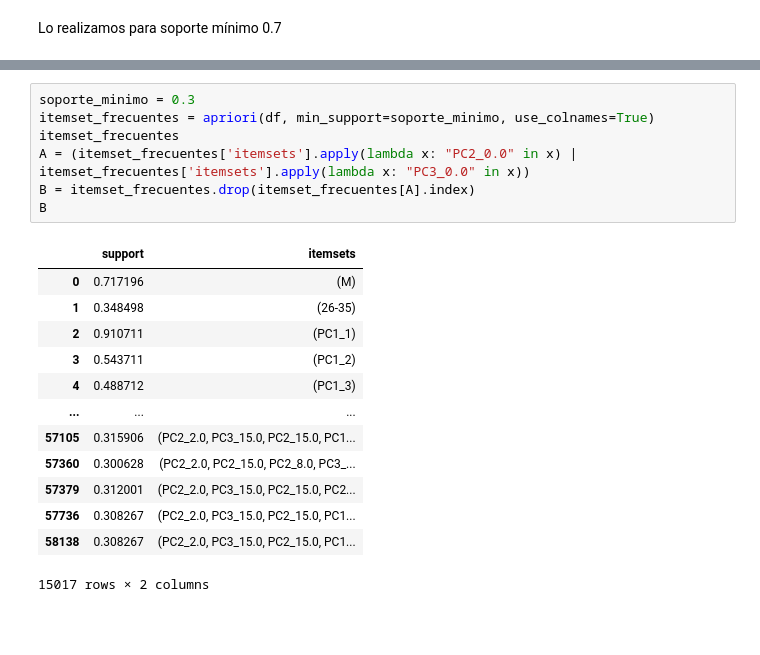
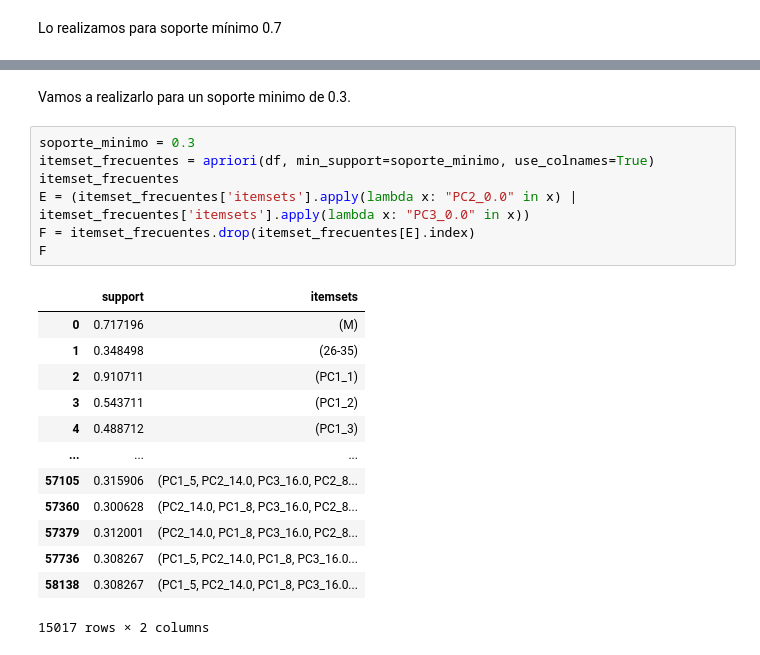
Before and after one commit to MartaAmoresCastillejo/Lab2, a Jupyter notebook: Lab2_1.ipynb, the cells around one changed output, grey strips where cells are left out. Saved outputs shown, nothing was run; the diff lists cells and outputs as text; blank space fills up the shorter version.

```diff
--- a/Lab2_1.ipynb
+++ b/Lab2_1.ipynb
@@ -785,21 +1031,23 @@ Se encontraron 4 itemsets frecuentes para k= 3
+# %% [markdown]
+Vamos a realizarlo para un soporte minimo de 0.3.
 # %%
 soporte_minimo = 0.3
 itemset_frecuentes = apriori(df, min_support=soporte_minimo, use_colnames=True)
 itemset_frecuentes
-A = (itemset_frecuentes['itemsets'].apply(lambda x: "PC2_0.0" in x) | itemset_frecuentes['itemsets'].apply(lambda x: "PC3_0.0" in x))
-B = itemset_frecuentes.drop(itemset_frecuentes[A].index)
-B
+E = (itemset_frecuentes['itemsets'].apply(lambda x: "PC2_0.0" in x) | itemset_frecuentes['itemsets'].apply(lambda x: "PC3_0.0" in x))
+F = itemset_frecuentes.drop(itemset_frecuentes[E].index)
+F
 # %% [output]
 |  | support | itemsets |
 | 0 | 0.717196 | (M) |
 | 1 | 0.348498 | (26-35) |
 | 2 | 0.910711 | (PC1_1) |
 | 3 | 0.543711 | (PC1_2) |
 | 4 | 0.488712 | (PC1_3) |
 | ... | ... | ... |
-| 57105 | 0.315906 | (PC2_2.0, PC3_15.0, PC2_15.0, PC1... |
-| 57360 | 0.300628 | (PC2_2.0, PC2_15.0, PC2_8.0, PC3_... |
-| 57379 | 0.312001 | (PC2_2.0, PC3_15.0, PC2_15.0, PC2... |
-| 57736 | 0.308267 | (PC2_2.0, PC3_15.0, PC2_15.0, PC1... |
-| 58138 | 0.308267 | (PC2_2.0, PC3_15.0, PC2_15.0, PC1... |
+| 57105 | 0.315906 | (PC1_5, PC2_14.0, PC3_16.0, PC2_8... |
+| 57360 | 0.300628 | (PC2_14.0, PC1_8, PC3_16.0, PC2_8... |
+| 57379 | 0.312001 | (PC2_14.0, PC1_8, PC3_16.0, PC2_8... |
+| 57736 | 0.308267 | (PC1_5, PC2_14.0, PC1_8, PC3_16.0... |
+| 58138 | 0.308267 | (PC1_5, PC2_14.0, PC1_8, PC3_16.0... |
 15017 rows × 2 columns
```
Also changed, not shown: parts of 86 cells of this notebook.
